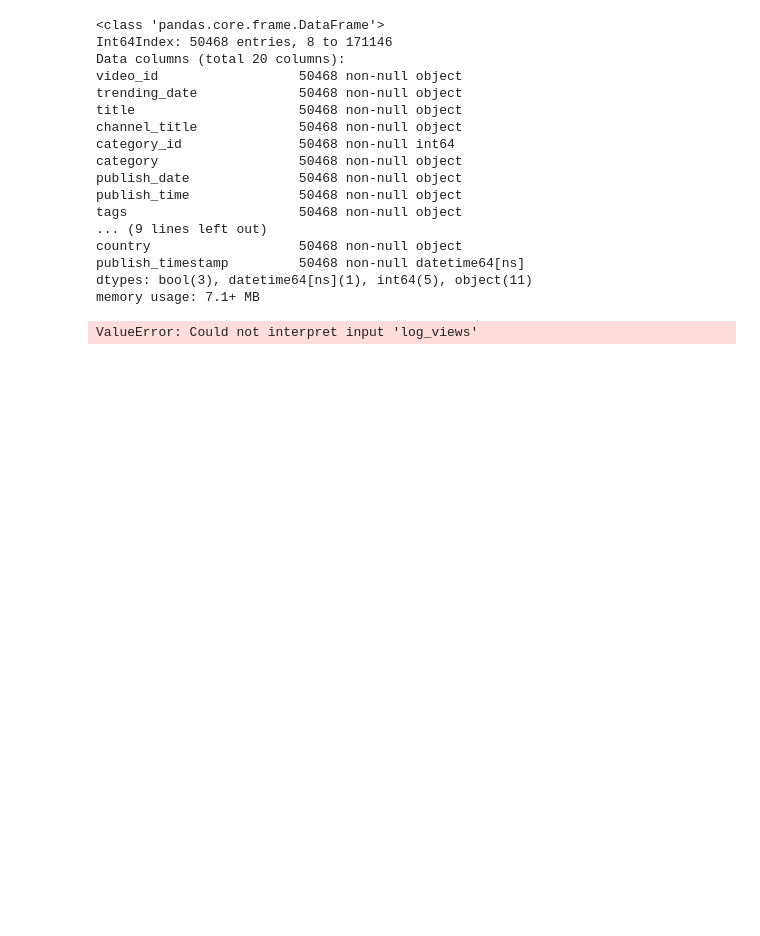
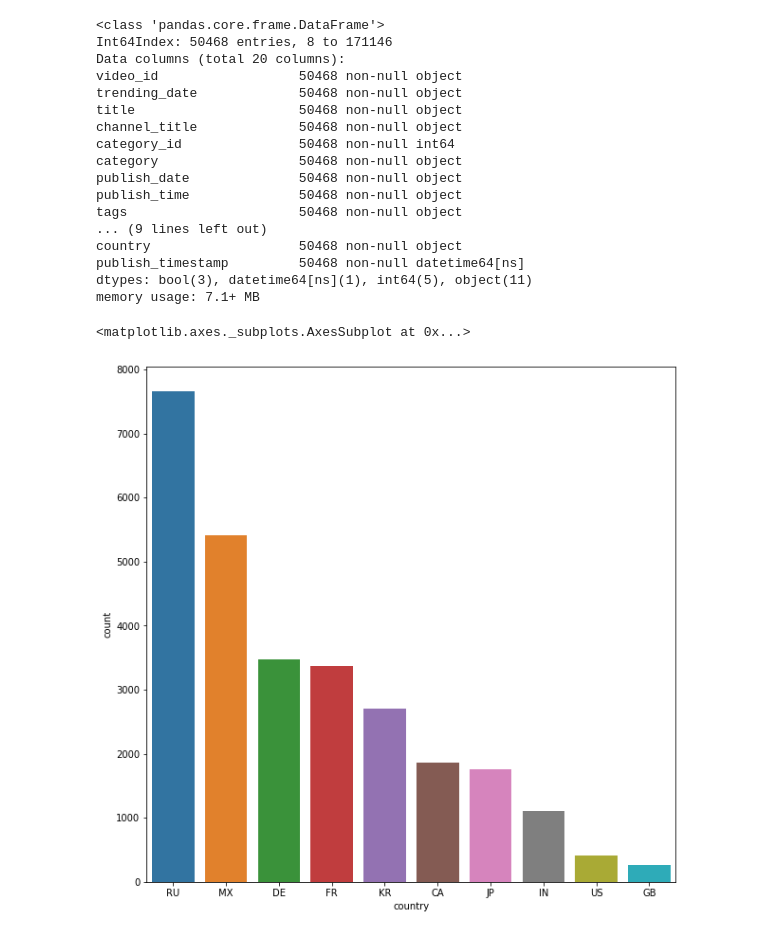
Before and after one commit to krispeta21/Capstone1, a Jupyter notebook: youtube-revised.ipynb, the cells around one changed output. Saved outputs shown, nothing was run; the diff lists cells and outputs as text; code cells hidden in the pictures; blank space fills up the shorter version.

```diff
--- a/youtube-revised.ipynb
+++ b/youtube-revised.ipynb
@@ -502,7 +475,31 @@ country                   50468 non-null object
 publish_timestamp         50468 non-null datetime64[ns]
 dtypes: bool(3), datetime64[ns](1), int64(5), object(11)
 memory usage: 7.1+ MB
-# %%
-sns.boxplot(x = "country", y = 'log_views', data = entertainment)
-# %% [output]
-ValueError: Could not interpret input 'log_views'
+# %%
+PeopleBlogs = df.loc[df['category'] == 'People & Blogs']
+NewsPolitics = df.loc[df['category'] == 'News & Politics']
+Sports = df.loc[df['category'] == 'News & Politics']
+Comedy = df.loc[df['category'] == 'News & Politics']
+Music = df.loc[df['category'] == 'News & Politics']
+HowtoStyle = df.loc[df['category'] == 'Howto & Style']
+Gaming = df.loc[df['category'] == 'Gaming']
+Ed = df.loc[df['category'] == 'Education']
+SciTech = df.loc[df['category'] == 'Science & Technology']
+AutosVehicles = df.loc[df['category'] == 'Autos & Vehicles']
+PetsAnimals = df.loc[df['category'] == 'Pets & Animals']
+NonprofitActivism = df.loc[df['category'] == 'Nonprofits & Activism']
+TravelEvents = df.loc[df['category'] == 'Travel & Events']
+Shows = df.loc[df['category'] == 'Shows']
+Movies = df.loc[df['category'] == 'Movies']
+Trailers = df.loc[df['category'] == 'Trailer']
+# %%
+People_country_counts = PeopleBlogs['country'].value_counts()
+PCC_df = People_country_counts.to_frame(name='Counts').reset_index()
+PCC_df.columns = ['country', 'count']
+PCC_df
+
+plt.figure(figsize = (10,10))
+sns.barplot(x = "country", y = 'count', data = PCC_df)
+# %% [output]
+<matplotlib.axes._subplots.AxesSubplot at 0x...>
+[figure, added]
```
Also changed, not shown: parts of 9 cells of this notebook.
